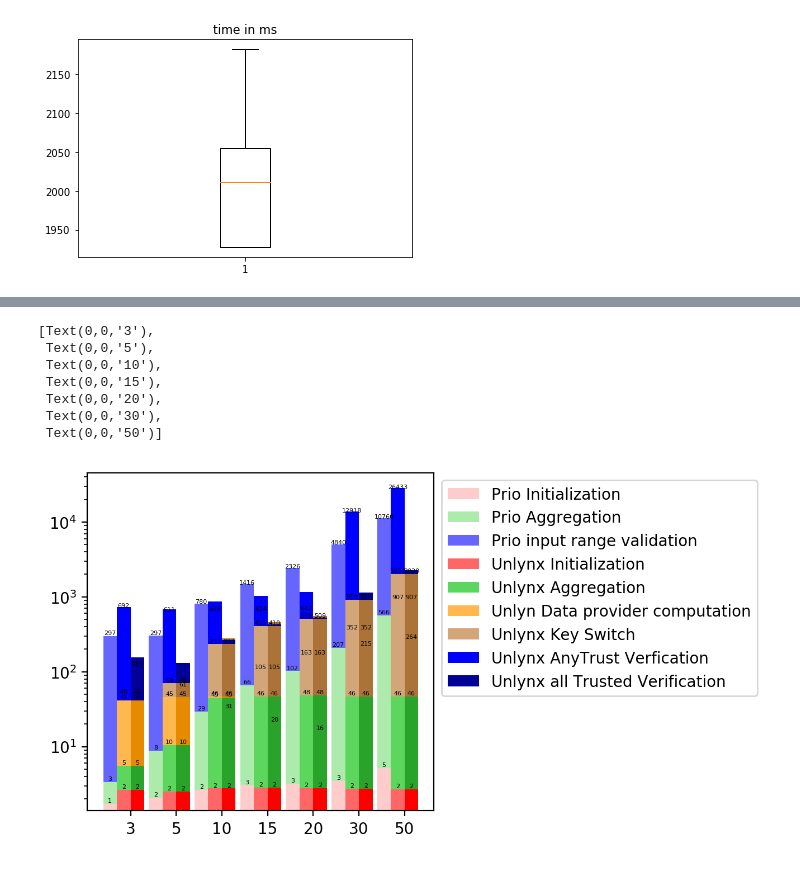
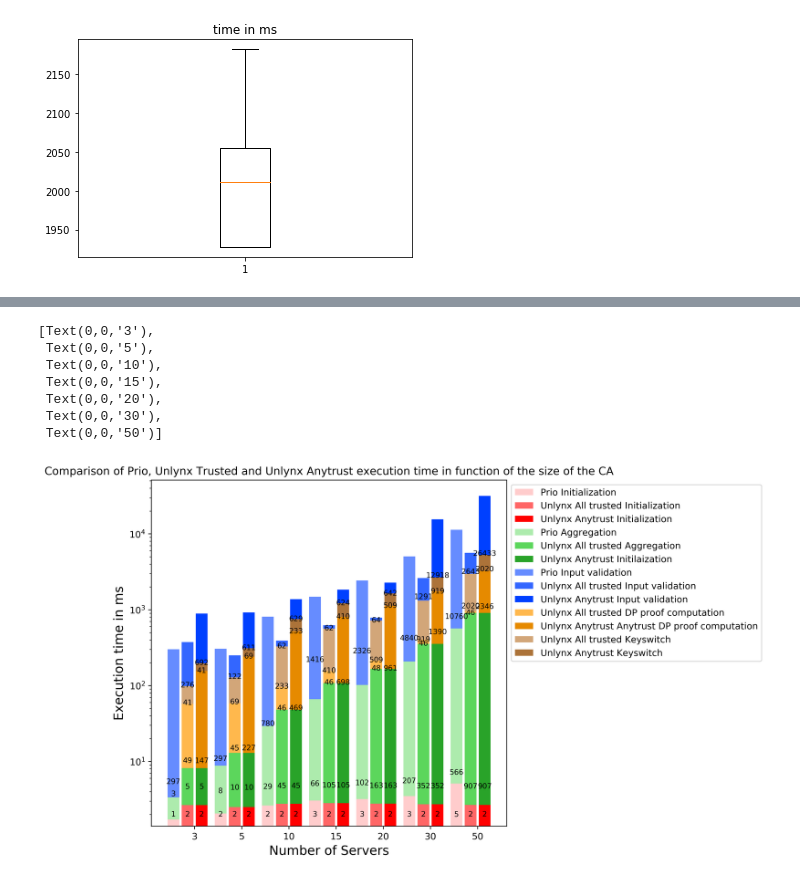
Before and after one commit to maxpr/MasterProjectDocuments, a Jupyter notebook: FinalPlotting/Untitled.ipynb, the cells around one changed output, grey strips where cells are left out. Saved outputs shown, nothing was run; the diff lists cells and outputs as text; code cells hidden in the pictures.

Commit message:
Plotting finished and put into /img

```diff
--- a/FinalPlotting/Untitled.ipynb
+++ b/FinalPlotting/Untitled.ipynb
@@ -520 +519,14 @@ def autolabel(rects):
+# %%
+def autolabel(rects, ax):
+    incremental = 0
+    for rect in rects:
+        y_val = rect.get_y() + rect.get_height() - rect.get_height() + 2
+        if(rect.get_height()>1000):
+            y_val += 150 + incremental
+            incremental += 30
+        if(rect.get_height()>12):
+            y_val += 30
+        ax.text(rect.get_x() + rect.get_width()/2., y_val,
+                int(rect.get_height()),
+                ha='center', va='center',fontsize=8)
 # %%
@@ -988,75 +1110,82 @@ std is 0.782352908871
 # %%
-plt.figure(figsize=(4,4), dpi=200)
-
-groups = [[xxi,xx,xxp],[xxsi,xxa,xxdp,xxs,xxv],[xxsi,xxa,xxdp,xxs,xxv]]
-print(xxsi)
+plt.figure(figsize=(7,7), dpi=400)
+ratio = np.ceil(np.array([10,10,10,10,10,10,10])/np.array(yy))
+xxvall = np.multiply(xxv,ratio)
 group_labels = yy
+groups = [[xxi,xx,xxp],[xxsi,xxa,xxdp,xxs,xxvall],[xxsi,xxa,np.multiply(xxdp,yy),xxs,np.multiply(xxv,10)]]
 num_items = len(group_labels)
-# This needs to be a numpy range for xdata calculations
-# to work.
-ind = np.arange(num_items)
 
 # Bar graphs expect a total width of "1.0" per group
 # Thus, you should make the sum of the two margins
 # plus the sum of the width for each entry equal 1.0.
 # One way of doing that is shown below. You can make
-# The margins smaller if they're still too big./
+ind = np.arange(num_items)
+# The margins smaller if they're still too big.
 margin = 0.05
-width = 0.3
+width = 0.25
 #Colour for init
 colour_classes = ['#ffcccc','#ff6666','#ff0000']
 #Colour for aggregation
 colour_agg = ['#adebad','#5cd65c',"#29a329"]
 #Colour for Verif
-colour_verif = ['#6666ff','#0000ff','#000099']
+colour_verif = ['#668cff','#3366ff','#0040ff']
 #Colour DP
 colour_dp = ['#ffb84d','#e68a00']
 #Colour switch
 colour_sw = ['#d2a679','#ac7339']
 
+s = plt.subplot(1,1,1)
 
-s = plt.subplot(1,1,1)
 for num, vals in enumerate(groups):
+
     # The position of the xdata must be calculated for each of the two data series
-    xdata = ind+margin+(num*width)
+    xdata = ind+margin+(num*0.30)
     # Removing the "align=center" feature will left align graphs, which is what
     # this method of calculating positions assumes
-
-    print(vals[0])
+    print(xdata)
     #PRIO
     if(num==0):
         p0 = plt.bar(xdata, vals[0], width, color=color_classes[num])
+        autolabel(p0,plt)
         p1 = plt.bar(xdata, vals[1], width,bottom=vals[0], color=colour_agg[num])
+        autolabel(p1,plt)
         p2 = plt.bar(xdata, vals[2], width,bottom=vals[1],color=colour_verif[num])
-        autolabel(p0)
-        autolabel(p1)
-        autolabel(p2)
+        autolabel(p2,plt)
     plt.yscale('log')
     #Unlynx Anytrust
     if(num==1):
         p3 = plt.bar(xdata,vals[0],width, color=color_classes[num])
+        autolabel(p3,plt)
         p4 = plt.bar(xdata,vals[1], width,bottom=vals[0],color=colour_agg[num])
-        p5 = plt.bar(xdata,vals[2],width,bottom=vals[1],color=colour_dp[num-1])
-        p6 = plt.bar(xdata,vals[3],width,bottom=vals[2],color=colour_sw[num-1])
-        p7 = plt.bar(xdata,np.multiply(vals[4],10),width,bottom=vals[3],color=colour_verif[num])
-        autolabel(p3)
-        autolabel(p4)
-        autolabel(p5)
-        autolabel(p6)
-        autolabel(p7)
+        autolabel(p4,plt)
+        p5 = plt.bar(xdata,vals[2],width,bottom=(np.array(vals[0])+np.array(vals[1])),color=colour_dp[num-1])
+        autolabel(p5,plt)
+        p6 = plt.bar(xdata,vals[3],width,bottom=(np.array(vals[0])+np.array(vals[1])+np.array(vals[2])),color=colour_sw[num-1])
+        autolabel(p6,plt)
+        p7 = plt.bar(xdata,vals[4],width,bottom=(np.array(vals[0])+np.array(vals[1])+np.array(vals[2])+np.array(vals[3])),color=colour_verif[num])
+        autolabel(p7,plt)
     #Unlynx All trusted
     if(num==2):
         p8 = plt.bar(xdata,vals[0],width, color=color_classes[num])
-        p9 = plt.bar(xdata,vals[1], width,bottom=vals[0],color=colour_agg[num])
-        p10 = plt.bar(xdata,vals[2],width,bottom=vals[1],color=colour_dp[num-1])
-        p11 = plt.bar(xdata,vals[3],width,bottom=vals[2],color=colour_sw[num-1])
-        p12 = plt.bar(xdata,np.multiply(vals[4],5)/yy,width,bottom=vals[3],color=colour_verif[num])
-        autolabel(p8)
-        autolabel(p9)
-        autolabel(p10)
-        autolabel(p11)
-        autolabel(p12)
-        plt.legend((p0[0],p1[0], p2[0],p3[0],p4[0], p5[0],p6[0],p7[0],p12[0]), ('Prio Initialization', 'Prio Aggregation','Prio input range validation','Unlynx Initialization', 'Unlynx Aggregation','Unlyn Data provider computation','Unlynx Key Switch','Unlynx AnyTrust Verfication','Unlynx all Trusted Verification'),bbox_to_anchor=(1., 1))
+        autolabel(p8,plt)
+        p9 = plt.bar(xdata,vals[1], width,bottom=(np.array(vals[0])),color=colour_agg[num])
+        autolabel(p9,plt)
+        p10 = plt.bar(xdata,vals[2],width,bottom=(np.array(vals[0])+np.array(vals[1])),color=colour_dp[num-1])
+        autolabel(p10,plt)
+        p11 = plt.bar(xdata,vals[3],width,bottom=(np.array(vals[0])+np.array(vals[1])+np.array(vals[2])),color=colour_sw[num-1])
+        autolabel(p11,plt)
+        p12 = plt.bar(xdata,vals[4],width,bottom=(np.array(vals[0])+np.array(vals[1])+np.array(vals[2])+np.array(vals[3])),color=colour_verif[num])
+        autolabel(p12,plt)
+        plt.legend((p0[0],p3[0],p8[0],p1[0],p4[0],p9[0],p2[0],p7[0],p12[0],p5[0],p10[0],p6[0],p11[0]),(
+            'Prio Initialization','Unlynx All trusted Initialization','Unlynx Anytrust Initialization',
+            'Prio Aggregation','Unlynx All trusted Aggregation','Unlynx Anytrust Initilaization',
+        'Prio Input validation','Unlynx All trusted Input validation','Unlynx Anytrust Input validation',
+        'Unlynx All trusted DP proof computation','Unlynx Anytrust Anytrust DP proof computation',
+        'Unlynx All trusted Keyswitch','Unlynx Anytrust Keyswitch'),
+                   bbox_to_anchor=(1., 1))
+        plt.xlabel('Number of Servers',fontsize=14)
+        plt.ylabel('Execution time in ms',fontsize=14)
+        plt.title('Comparison of Prio, Unlynx Trusted and Unlynx Anytrust execution time in function of the size of the CA')
 
 # You should no longer need to manually set the plot limit since everything
 # is scaled to one.
@@ -1072,8 +1200,8 @@ s.set_xticklabels(group_labels)
 [Text(0,0,'3'),
  Text(0,0,'5'),
  Text(0,0,'10'),
  Text(0,0,'15'),
  Text(0,0,'20'),
  Text(0,0,'30'),
  Text(0,0,'50')]
-[figure, old version]
+[figure, new version]
```
Also changed, not shown: parts of 6 cells of this notebook, 5 other files.
